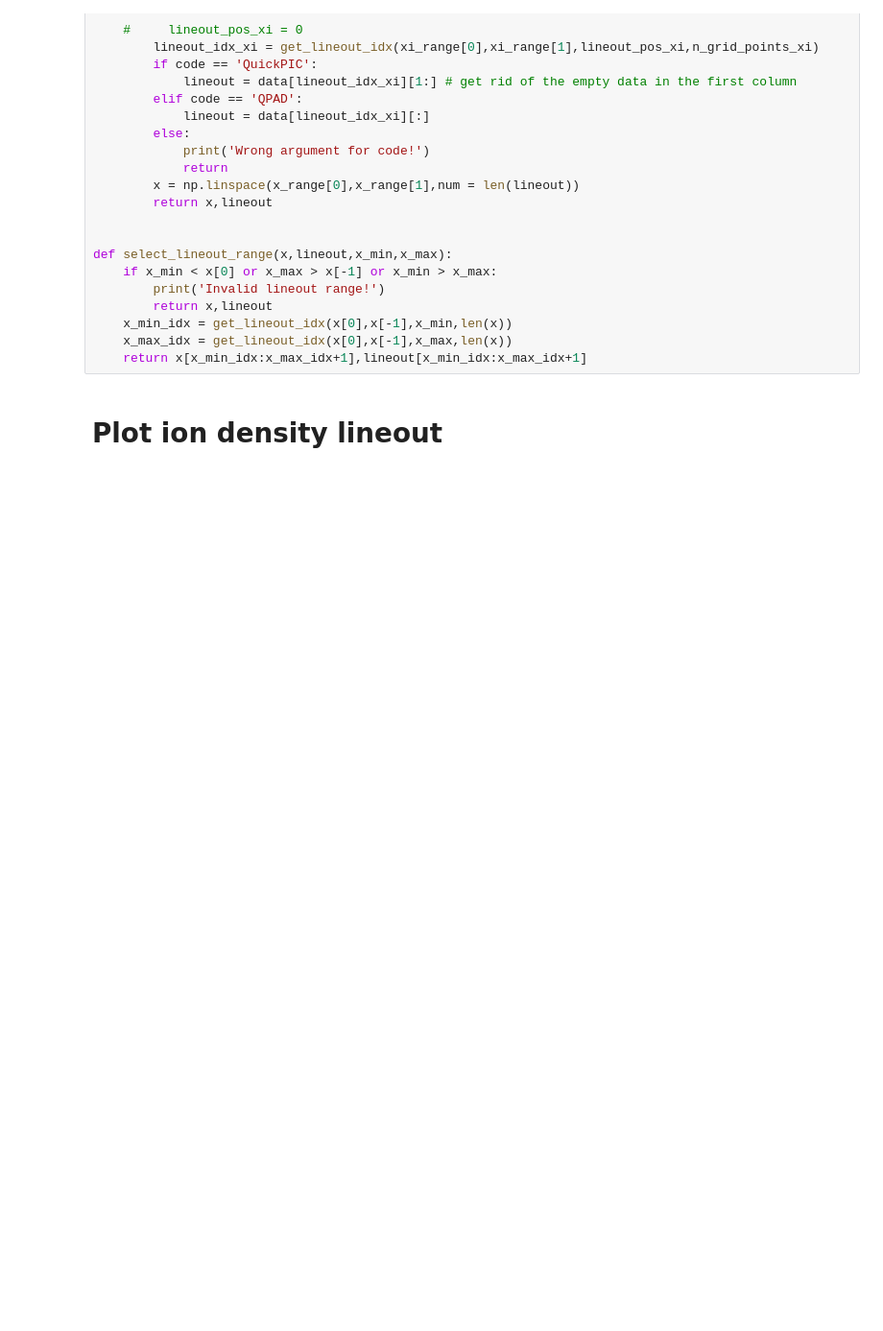
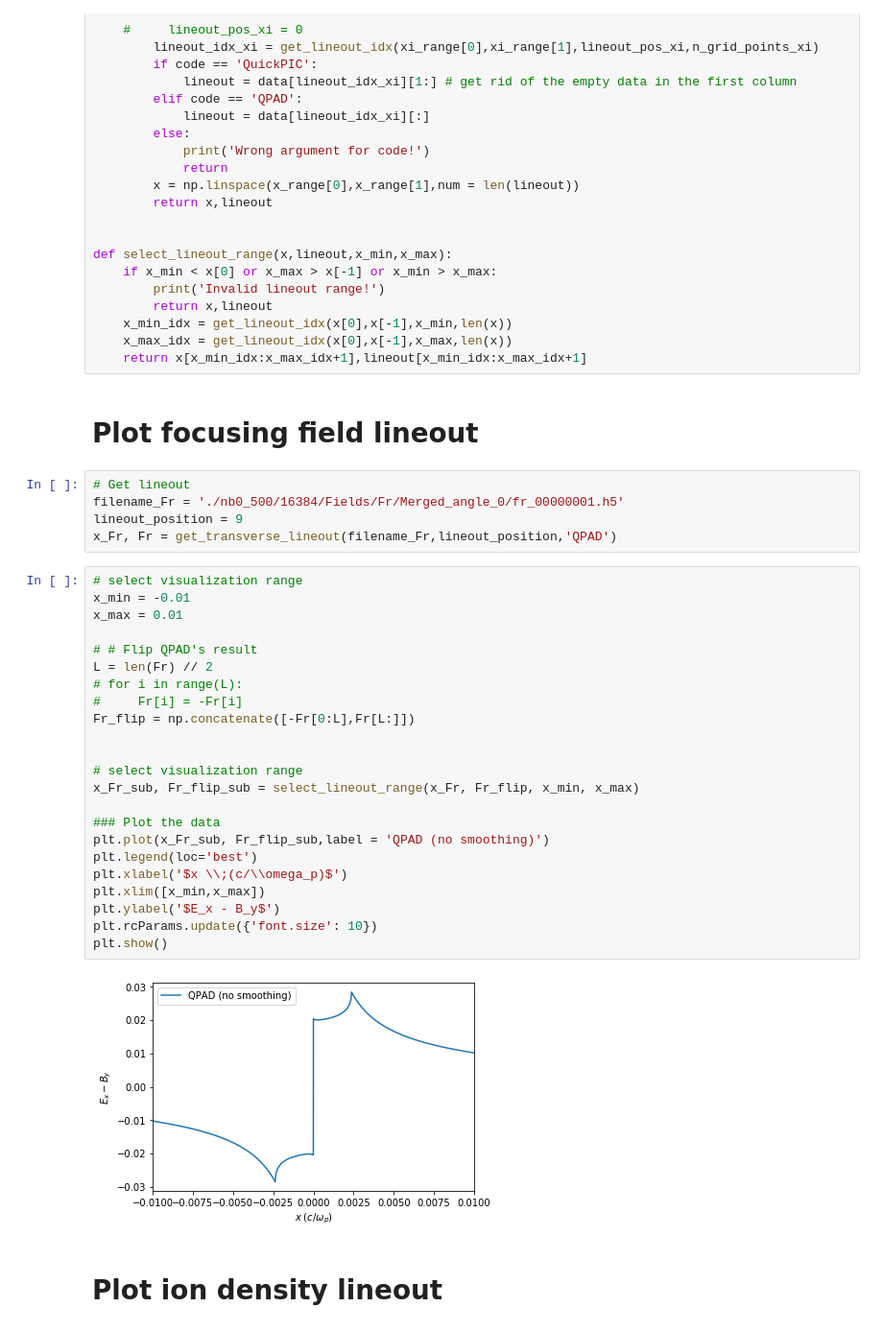
Before and after one commit to uclazyj/JupyterQpic, a Jupyter notebook: plot_lineout_QPAD.ipynb, the cells around one changed output. Shown at 96% size. Saved outputs shown, nothing was run; the diff lists cells and outputs as text; blank space fills up the shorter version.

```diff
--- a/plot_lineout_QPAD.ipynb
+++ b/plot_lineout_QPAD.ipynb
@@ -39,6 +39,38 @@ def select_lineout_range(x,lineout,x_min,x_max):
     x_min_idx = get_lineout_idx(x[0],x[-1],x_min,len(x))
     x_max_idx = get_lineout_idx(x[0],x[-1],x_max,len(x))
     return x[x_min_idx:x_max_idx+1],lineout[x_min_idx:x_max_idx+1]
+# %% [markdown]
+# Plot focusing field lineout
+# %%
+# Get lineout
+filename_Fr = './nb0_500/16384/Fields/Fr/Merged_angle_0/fr_00000001.h5'
+lineout_position = 9
+x_Fr, Fr = get_transverse_lineout(filename_Fr,lineout_position,'QPAD')
+# %%
+# select visualization range
+x_min = -0.01
+x_max = 0.01
+
+# # Flip QPAD's result
+L = len(Fr) // 2
+# for i in range(L):
+#     Fr[i] = -Fr[i]
+Fr_flip = np.concatenate([-Fr[0:L],Fr[L:]])
+
+
+# select visualization range
+x_Fr_sub, Fr_flip_sub = select_lineout_range(x_Fr, Fr_flip, x_min, x_max)
+
+### Plot the data
+plt.plot(x_Fr_sub, Fr_flip_sub,label = 'QPAD (no smoothing)')
+plt.legend(loc='best')
+plt.xlabel('$x \\;(c/\\omega_p)$')
+plt.xlim([x_min,x_max])
+plt.ylabel('$E_x - B_y$')
+plt.rcParams.update({'font.size': 10})
+plt.show()
+# %% [output]
+[figure, added]
 # %% [markdown]
 # Plot ion density lineout
 # %%
```
Also changed, not shown: parts of 6 cells of this notebook.
